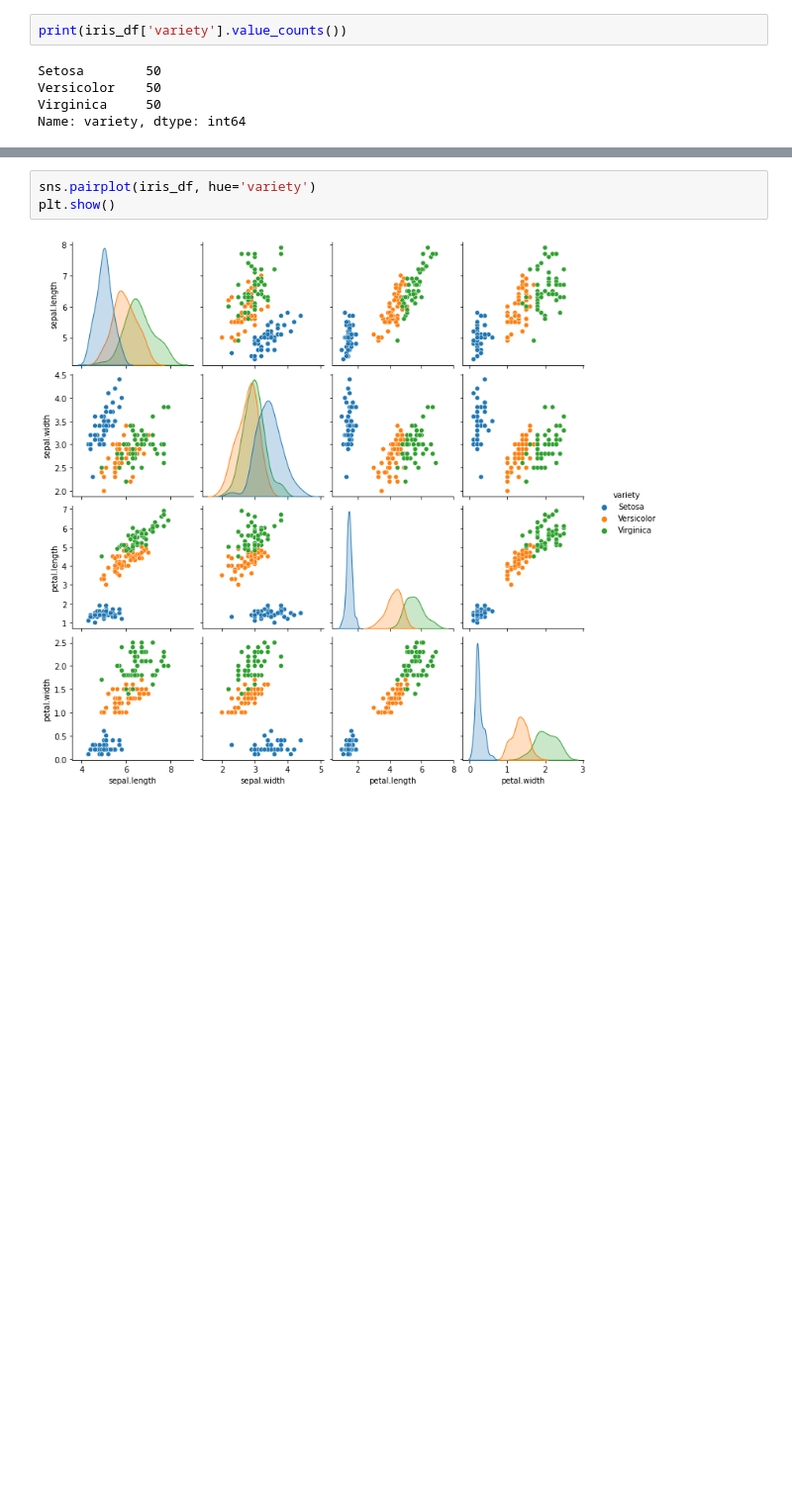
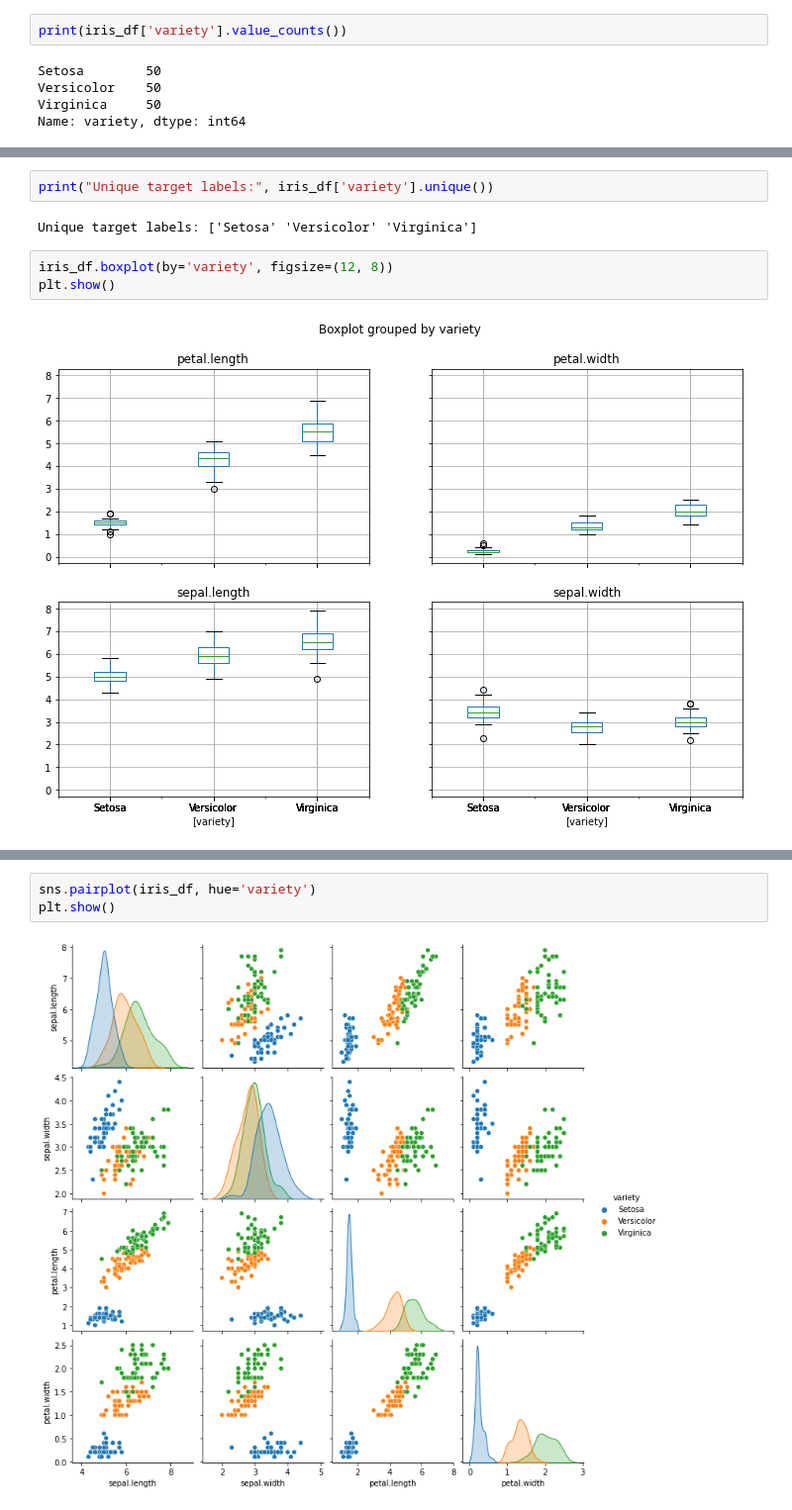
Before and after one commit to KenLin765/machine-learning-and-statistics, a Jupyter notebook: project.ipynb, the cells around one changed output, grey strips where cells are left out. Shown at 99% size. Drawn from its saved outputs; the diff is of its cells as text; blank space fills up the shorter version.

```diff
--- a/project.ipynb
+++ b/project.ipynb
@@ -143,0 +152,9 @@ Name: variety, dtype: int64
+# %%
+print("Unique target labels:", iris_df['variety'].unique())
+# %% [output]
+Unique target labels: ['Setosa' 'Versicolor' 'Virginica']
+# %%
+iris_df.boxplot(by='variety', figsize=(12, 8))
+plt.show()
+# %% [output]
+[figure, added]
```
Also changed, not shown: parts of 23 cells of this notebook, 1 other file.
